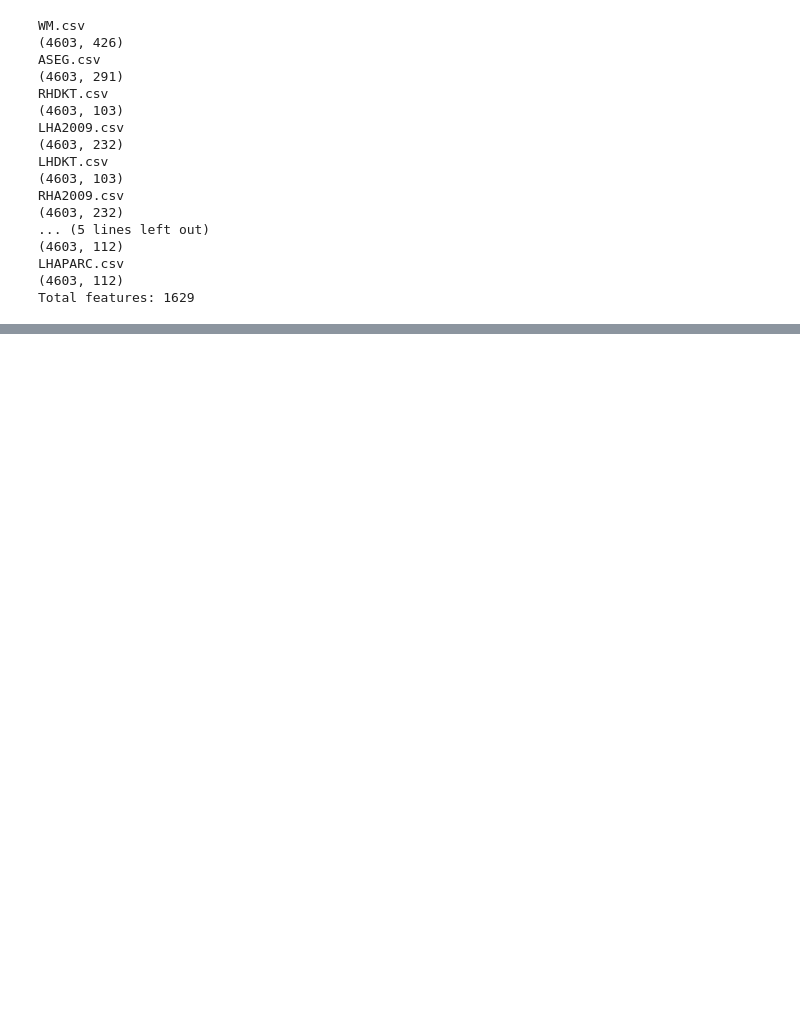
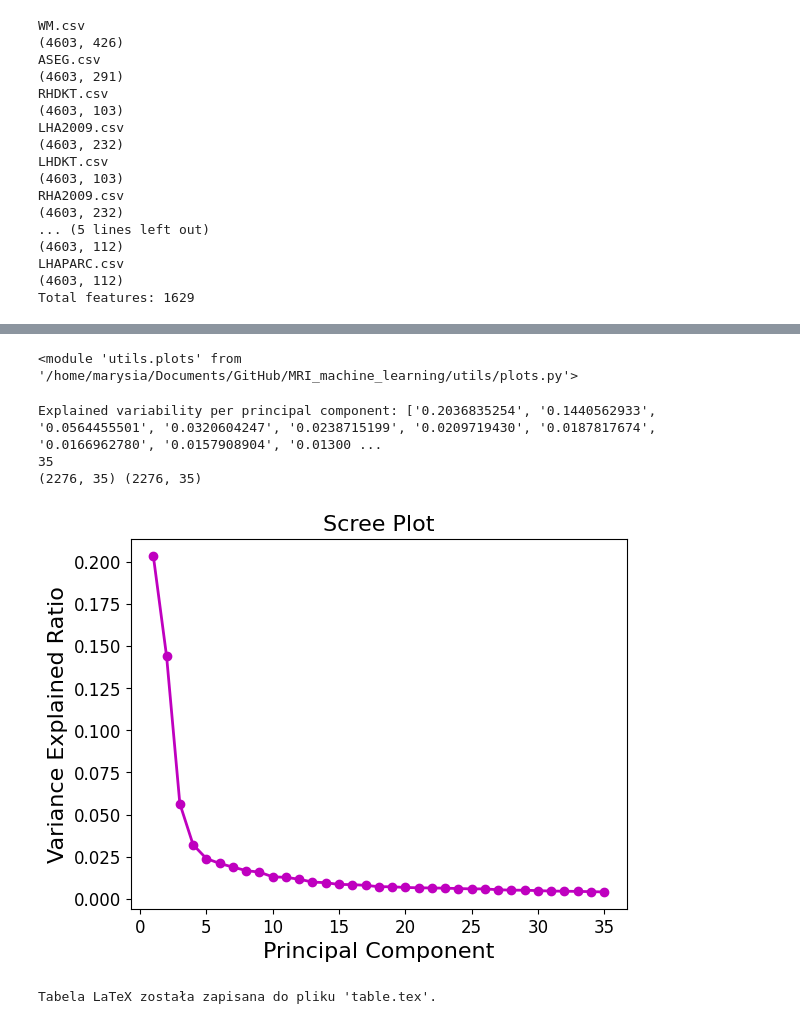
Before and after one commit to maria0026/MRI_machine_learning, a Jupyter notebook: data_info.ipynb, the cells around one changed output, grey strips where cells are left out. Cells and saved outputs as stored; diff of their text form; code cells hidden in the pictures; blank space fills up the shorter version.

```diff
--- a/data_info.ipynb
+++ b/data_info.ipynb
@@ -198,0 +331,65 @@ Std Dev: 0.00010910959815460183
+# %%
+import importlib
+importlib.reload(plots)
+# %% [output]
+<module 'utils.plots' from '/home/marysia/Documents/GitHub/MRI_machine_learning/utils/plots.py'>
+# %%
+components_nr=35
+type='negative'
+n_most_important_features=5
+df=pd.read_csv(f'data/{type}_norm_confirmed_normal/all_concatenated.csv', sep='\t')
+df=df.drop(columns=['identifier', 'norm_confirmed', 'sex', 'female', 'male'])
+prepare_dataset.divide_by_total_volume(df)
+
+X_train, X_test=prepare_dataset.standarize_data(df, df)
+pca_mri, train_pca, test_pca, importance_df=dimensions_reduction.principal_component_analysis(X_train, X_test, components_nr, n_features=n_most_important_features)
+explained_variance_ratio=pca_mri.explained_variance_ratio_
+formatted_explained_variance = [f"{num:.10f}" for num in explained_variance_ratio]
+print('Explained variability per principal component: {}'.format(formatted_explained_variance))
+print(len(formatted_explained_variance))
+print(train_pca.shape, test_pca.shape)
+plots.scree_plot(pca_mri, type=type)
+# %% [output]
+Explained variability per principal component: ['0.2036835254', '0.1440562933', '0.0564455501', '0.0320604247', '0.0238715199', '0.0209719430', '0.0187817674', '0.0166962780', '0.0157908904', '0.01300 ...
+35
+(2276, 35) (2276, 35)
+[figure, added]
+# %%
+import re
+
+# Wczytaj dane z pliku
+with open('positive_component1.txt', 'r') as file:
+    data = file.read()
+
+# Wzorzec do wyodrębnienia cech
+pattern = r'Feature (\S+):\s*Mean: ([\-\d\.e]+)\s*Std Dev: ([\-\d\.e]+)'
+matches = re.findall(pattern, data)
+
+# Przygotowanie nagłówka tabeli LaTeX
+latex_table = r"""
+\begin{table}[H]
+\caption{Cechy dla komponentu nr 3}
+\begin{tabular}{|c|l|l|}
+\hline
+Comp\_nr & Atribute name                                    & Mean \& Std Dev                       \\ \hline
+"""
+
+# Dodaj dane do tabeli LaTeX
+for i, match in enumerate(matches, start=1):
+    feature_name, mean, std_dev = match
+    feature_name = feature_name.replace('_', '\_')
+    latex_table += f"3        & {feature_name} & {mean}±{std_dev} \\\\ \hline\n"
+
+# Dodaj stopkę tabeli
+latex_table += r"""
+\end{tabular}
+\end{table}
+"""
+
+# Zapisz do pliku .tex
+with open('table.tex', 'w') as file:
+    file.write(latex_table)
+
+print("Tabela LaTeX została zapisana do pliku 'table.tex'.")
+# %% [output]
+Tabela LaTeX została zapisana do pliku 'table.tex'.
```
Also changed, not shown: parts of 15 cells of this notebook, 10 other files.
